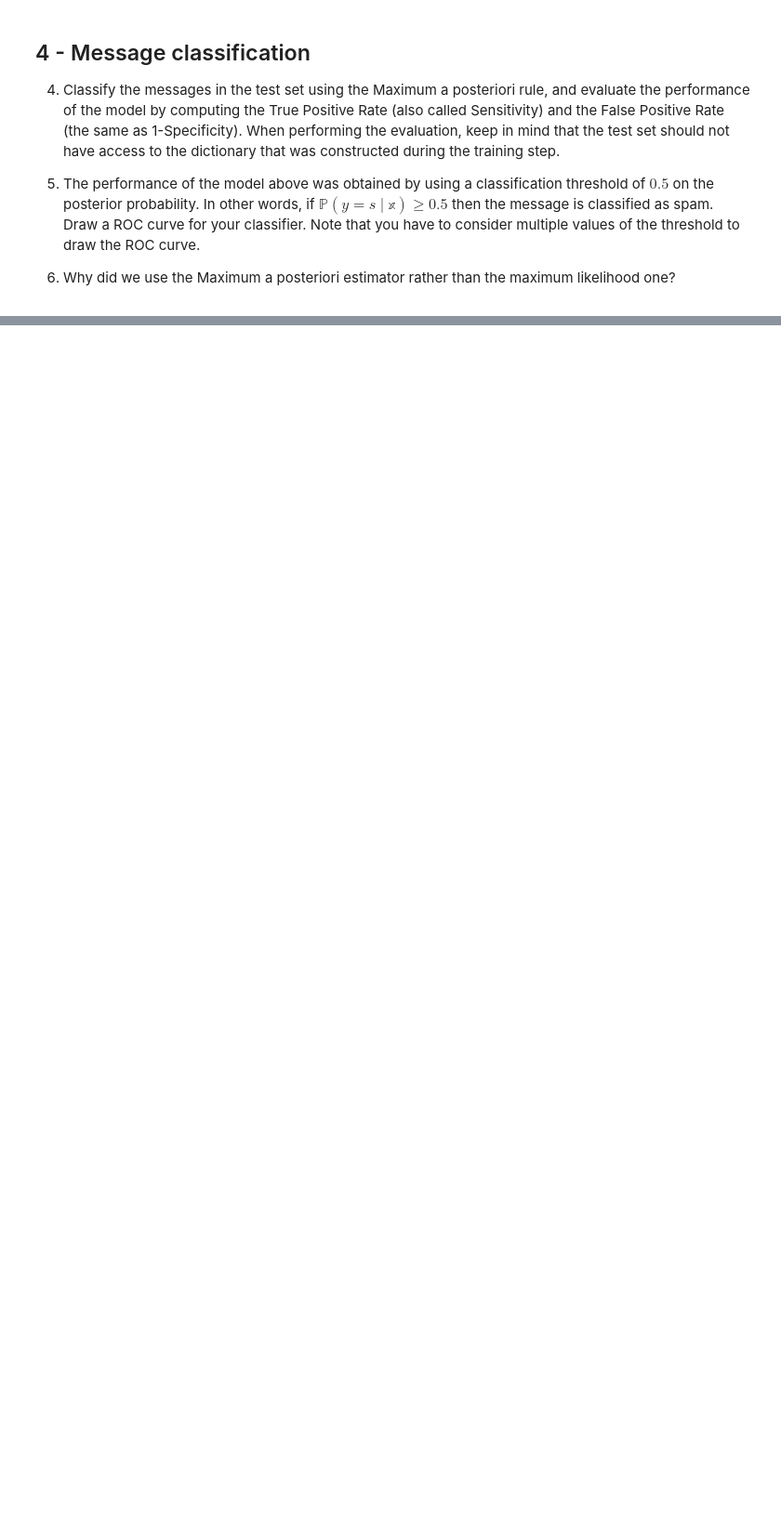
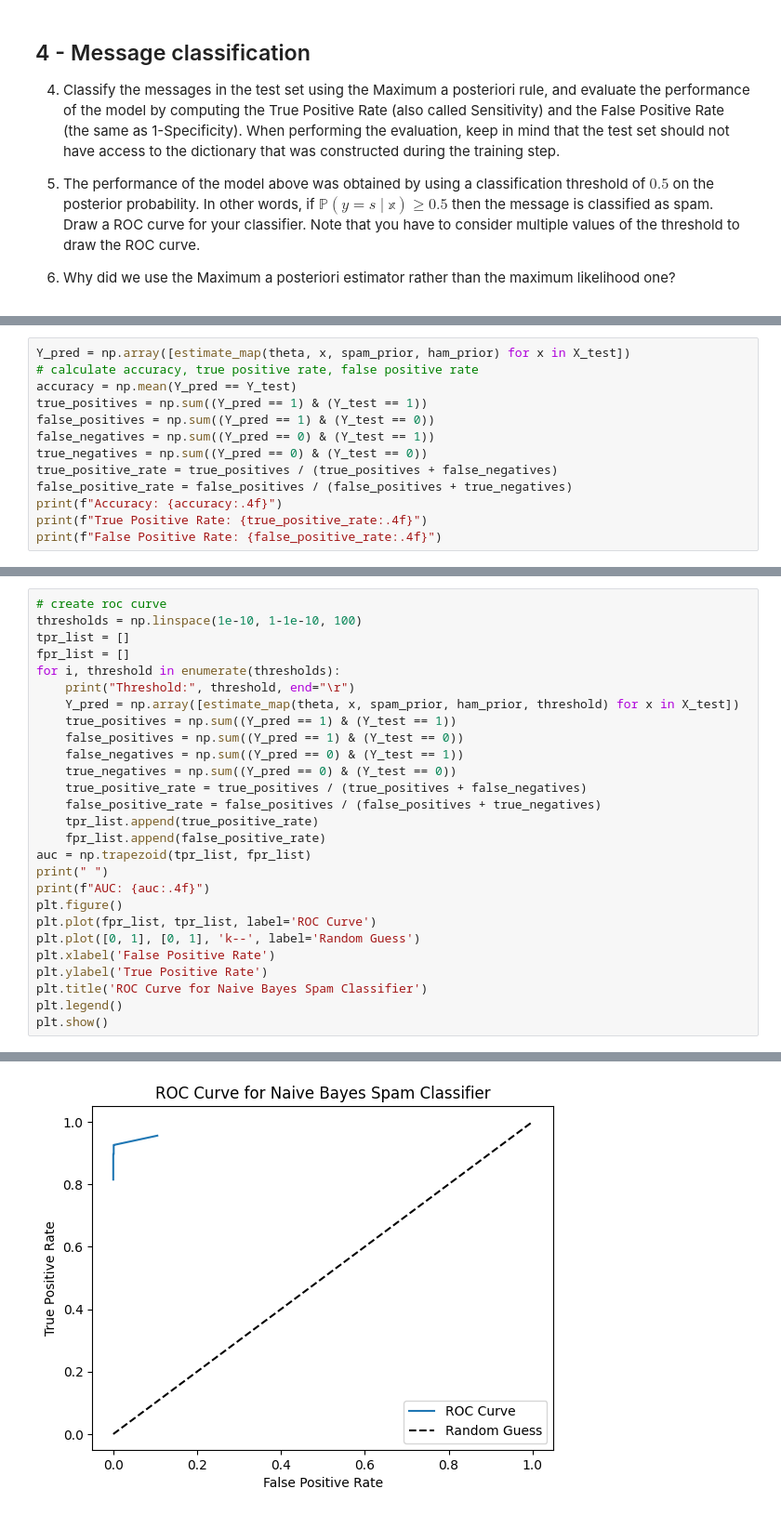
Before and after one commit to vincenteichhorn/cs-apml-assignments, a Jupyter notebook: src/01-spam-classification/Spam_project_subject_2025.ipynb, the cells around one changed output, grey strips where cells are left out. Shown at 93% size. Drawn from its saved outputs; the diff is of its cells as text; blank space fills up the shorter version.

```diff
--- a/src/01-spam-classification/Spam_project_subject_2025.ipynb
+++ b/src/01-spam-classification/Spam_project_subject_2025.ipynb
@@ -278,0 +366,13 @@ datam = np.array([[1, 0, 1, 1],[1, 1, 0, 1],[0, 0, 1, 1]], dtype = int)
+# %%
+Y_pred = np.array([estimate_map(theta, x, spam_prior, ham_prior) for x in X_test])
+# calculate accuracy, true positive rate, false positive rate
+accuracy = np.mean(Y_pred == Y_test)
+true_positives = np.sum((Y_pred == 1) & (Y_test == 1))
+false_positives = np.sum((Y_pred == 1) & (Y_test == 0))
+false_negatives = np.sum((Y_pred == 0) & (Y_test == 1))
+true_negatives = np.sum((Y_pred == 0) & (Y_test == 0))
+true_positive_rate = true_positives / (true_positives + false_negatives)
+false_positive_rate = false_positives / (false_positives + true_negatives)
+print(f"Accuracy: {accuracy:.4f}")
+print(f"True Positive Rate: {true_positive_rate:.4f}")
+print(f"False Positive Rate: {false_positive_rate:.4f}")
@@ -278,0 +383,28 @@ datam = np.array([[1, 0, 1, 1],[1, 1, 0, 1],[0, 0, 1, 1]], dtype = int)
+# %%
+# create roc curve
+thresholds = np.linspace(1e-10, 1-1e-10, 100)
+tpr_list = []
+fpr_list = []
+for i, threshold in enumerate(thresholds):
+    print("Threshold:", threshold, end="\r")
+    Y_pred = np.array([estimate_map(theta, x, spam_prior, ham_prior, threshold) for x in X_test])
+    true_positives = np.sum((Y_pred == 1) & (Y_test == 1))
+    false_positives = np.sum((Y_pred == 1) & (Y_test == 0))
+    false_negatives = np.sum((Y_pred == 0) & (Y_test == 1))
+    true_negatives = np.sum((Y_pred == 0) & (Y_test == 0))
+    true_positive_rate = true_positives / (true_positives + false_negatives)
+    false_positive_rate = false_positives / (false_positives + true_negatives)
+    tpr_list.append(true_positive_rate)
+    fpr_list.append(false_positive_rate)
+auc = np.trapezoid(tpr_list, fpr_list)
+print(" ")
+print(f"AUC: {auc:.4f}")
+plt.figure()
+plt.plot(fpr_list, tpr_list, label='ROC Curve')
+plt.plot([0, 1], [0, 1], 'k--', label='Random Guess')
+plt.xlabel('False Positive Rate')
+plt.ylabel('True Positive Rate')
+plt.title('ROC Curve for Naive Bayes Spam Classifier')
+plt.legend()
+plt.show()
+# %% [output]
@@ -278,0 +413 @@ datam = np.array([[1, 0, 1, 1],[1, 1, 0, 1],[0, 0, 1, 1]], dtype = int)
+[figure, added]
```
Also changed, not shown: parts of 11 cells of this notebook, 2 other files.
